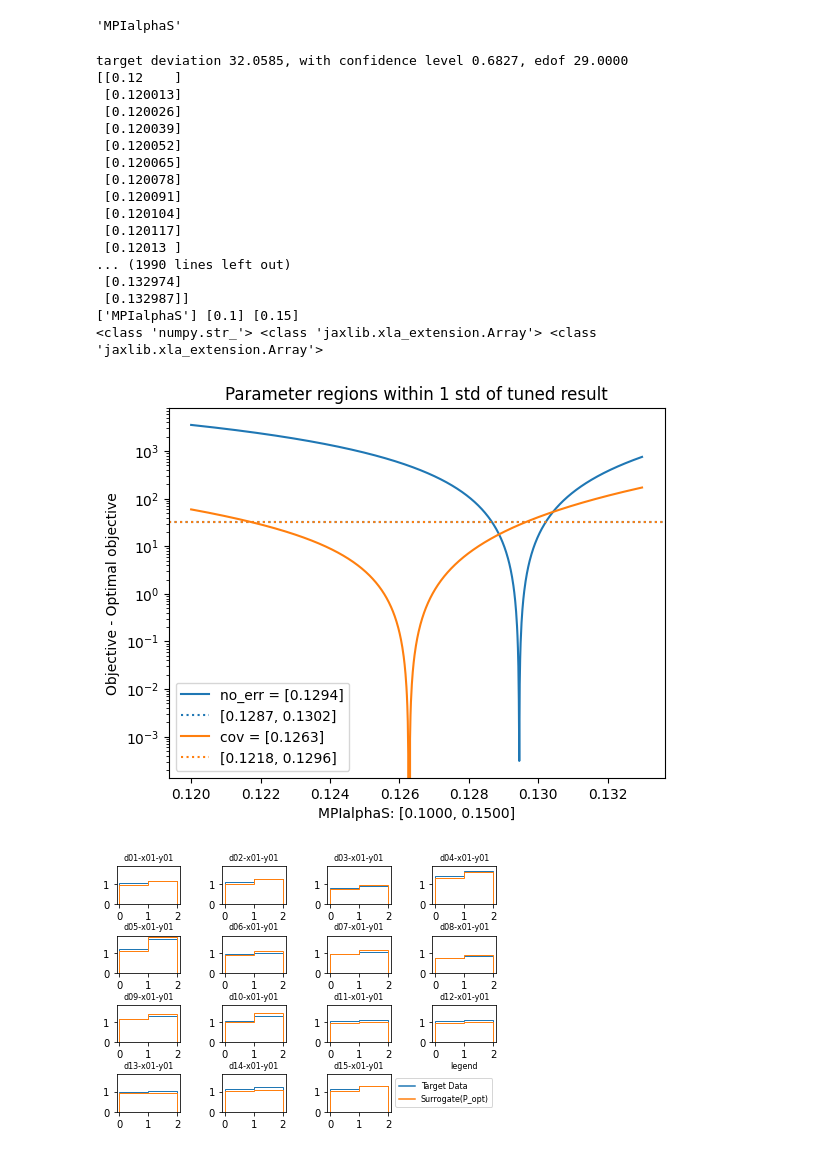
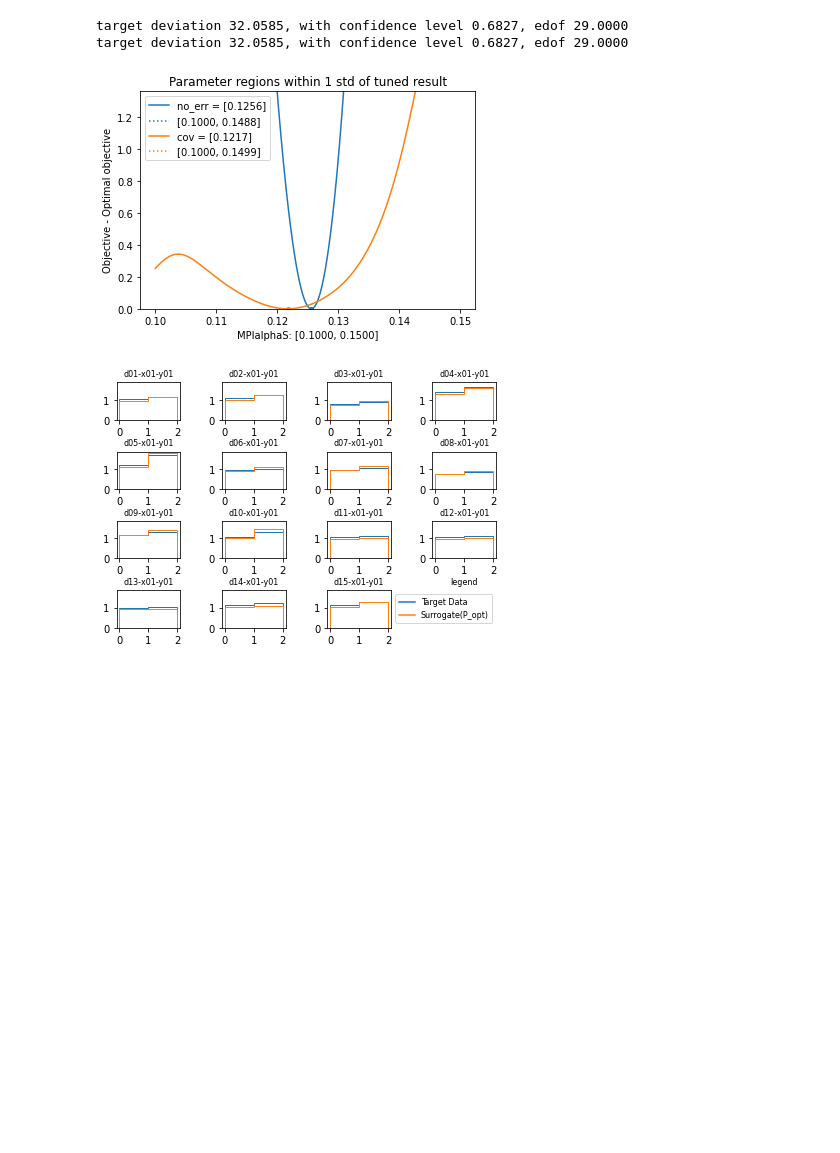
Before and after one commit to Jeffae-Schroff/apprentice-jax, a Jupyter notebook: cori_summer_test.ipynb, the cells around one changed output. Saved outputs shown, nothing was run; the diff lists cells and outputs as text; code cells hidden in the pictures; blank space fills up the shorter version.

```diff
--- a/cori_summer_test.ipynb
+++ b/cori_summer_test.ipynb
@@ -26,30 +28,11 @@ Covariance of Tuned Parameters:  [[2.35162729e-06]]
-# %%
-summer_fits.param_names[0]
-# %% [output]
-'MPIalphaS'
 # %%
-graph_range = [0.12, 0.133]
+graph_range = [0.10, 0.15]
 summer_tune_no_err.graph_objective(['MPIalphaS'], graph_range = graph_range, log_scale = False)
 summer_tune_cov.graph_objective(['MPIalphaS'], new_figure = False, graph_range = graph_range, log_scale = False)
 # %% [output]
 target deviation 32.0585, with confidence level 0.6827, edof 29.0000
-[[0.12    ]
- [0.120013]
- [0.120026]
- [0.120039]
- [0.120052]
- [0.120065]
- [0.120078]
- [0.120091]
- [0.120104]
- [0.120117]
- [0.12013 ]
-... (1990 lines left out)
- [0.132974]
- [0.132987]]
-['MPIalphaS'] [0.1] [0.15]
-<class 'numpy.str_'> <class 'jaxlib.xla_extension.Array'> <class 'jaxlib.xla_extension.Array'>
+target deviation 32.0585, with confidence level 0.6827, edof 29.0000
-[figure, old version]
+[figure, new version]
 # %%
 summer_tune_cov.graph_tune_all()
 # %% [output]
```
Also changed, not shown: parts of 1 cell of this notebook, 5 other files.
